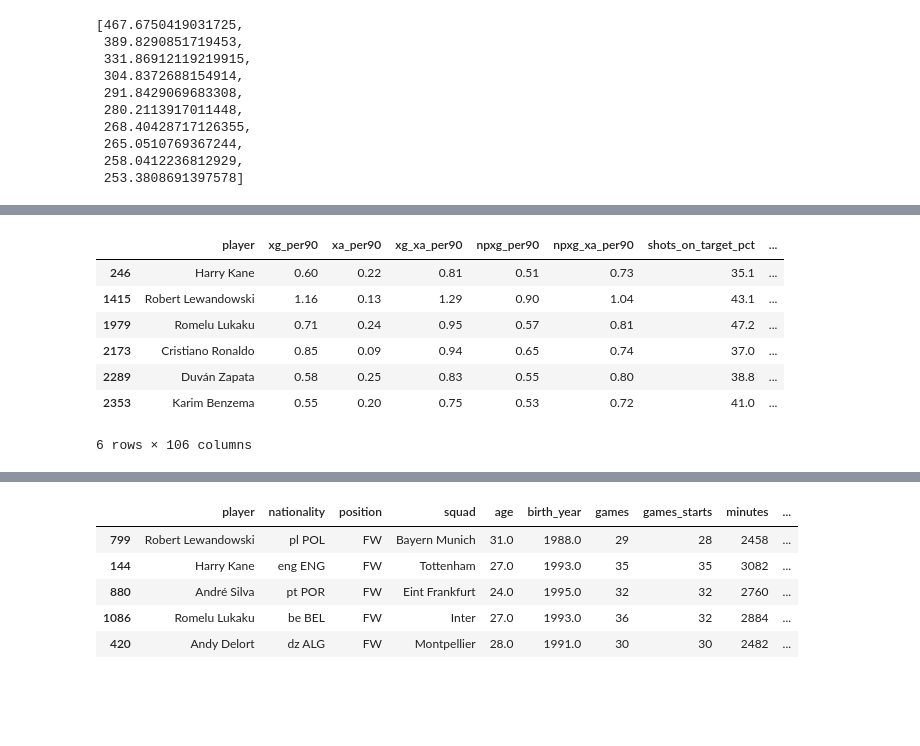
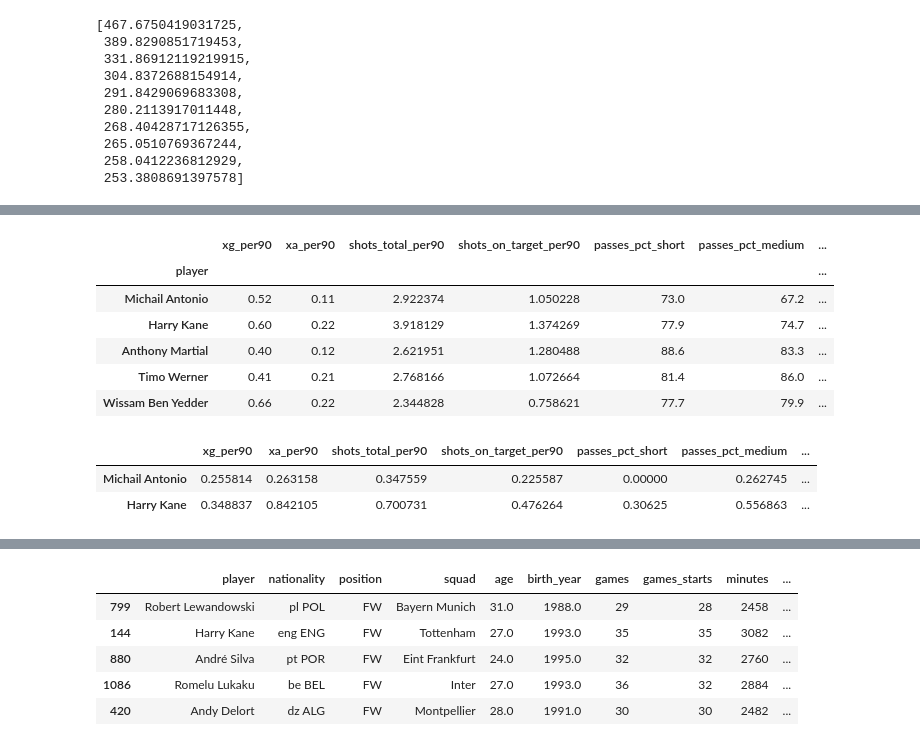
Before and after one commit to shreyansh273/Football-Scouting, a Jupyter notebook: Player_clustering.ipynb, the cells around one changed output, grey strips where cells are left out. Cells and saved outputs as stored; diff of their text form; code cells hidden in the pictures; blank space fills up the shorter version.

```diff
--- a/Player_clustering.ipynb
+++ b/Player_clustering.ipynb
@@ -171,11 +167,12 @@ forwards_cluster_data.groupby(["cluster_10"])['xg_per90', 'xa_per90','shots_tota
-# %%
-forwards_cluster_data[forwards_cluster_data.cluster_10==1]
-# %% [output]
-|  | player | xg_per90 | xa_per90 | xg_xa_per90 | npxg_per90 | npxg_xa_per90 | shots_on_target_pct | ... |
-| 246 | Harry Kane | 0.60 | 0.22 | 0.81 | 0.51 | 0.73 | 35.1 | ... |
-| 1415 | Robert Lewandowski | 1.16 | 0.13 | 1.29 | 0.90 | 1.04 | 43.1 | ... |
-| 1979 | Romelu Lukaku | 0.71 | 0.24 | 0.95 | 0.57 | 0.81 | 47.2 | ... |
-| 2173 | Cristiano Ronaldo | 0.85 | 0.09 | 0.94 | 0.65 | 0.74 | 37.0 | ... |
-| 2289 | Duván Zapata | 0.58 | 0.25 | 0.83 | 0.55 | 0.80 | 38.8 | ... |
-| 2353 | Karim Benzema | 0.55 | 0.20 | 0.75 | 0.53 | 0.72 | 41.0 | ... |
-6 rows × 106 columns
+# %%
+cluster_stats = forwards_cluster_data.loc[forwards_cluster_data.cluster_8==1,['player','xg_per90', 'xa_per90','shots_total_per90','shots_on_target_per90', 'passes_pct_short', 'passes_pct_medium', 'passes_pct_long','sca_per90','gca_per90','tackles_per90', 'blocks_per90', 'clearances_per90']]
+cluster_stats.set_index("player", inplace=True)
+cluster_stats.head(5)
+# %% [output]
+|  | xg_per90 | xa_per90 | shots_total_per90 | shots_on_target_per90 | passes_pct_short | passes_pct_medium | ... |
+| player |  |  |  |  |  |  | ... |
+| Michail Antonio | 0.52 | 0.11 | 2.922374 | 1.050228 | 73.0 | 67.2 | ... |
+| Harry Kane | 0.60 | 0.22 | 3.918129 | 1.374269 | 77.9 | 74.7 | ... |
+| Anthony Martial | 0.40 | 0.12 | 2.621951 | 1.280488 | 88.6 | 83.3 | ... |
+| Timo Werner | 0.41 | 0.21 | 2.768166 | 1.072664 | 81.4 | 86.0 | ... |
+| Wissam Ben Yedder | 0.66 | 0.22 | 2.344828 | 0.758621 | 77.7 | 79.9 | ... |
@@ -181,0 +181,10 @@ forwards_cluster_data[forwards_cluster_data.cluster_10==1]
+# %%
+scaler = MinMaxScaler()
+cluster_stats_std = scaler.fit_transform(cluster_stats)
+cluster_stats_std = pd.DataFrame(cluster_stats_std, columns = cluster_stats.columns)
+cluster_stats_std.set_index(cluster_stats.index.values, inplace=True)
+cluster_stats_std.head(2)
+# %% [output]
+|  | xg_per90 | xa_per90 | shots_total_per90 | shots_on_target_per90 | passes_pct_short | passes_pct_medium | ... |
+| Michail Antonio | 0.255814 | 0.263158 | 0.347559 | 0.225587 | 0.00000 | 0.262745 | ... |
+| Harry Kane | 0.348837 | 0.842105 | 0.700731 | 0.476264 | 0.30625 | 0.556863 | ... |
```
Also changed, not shown: parts of 8 cells of this notebook.
